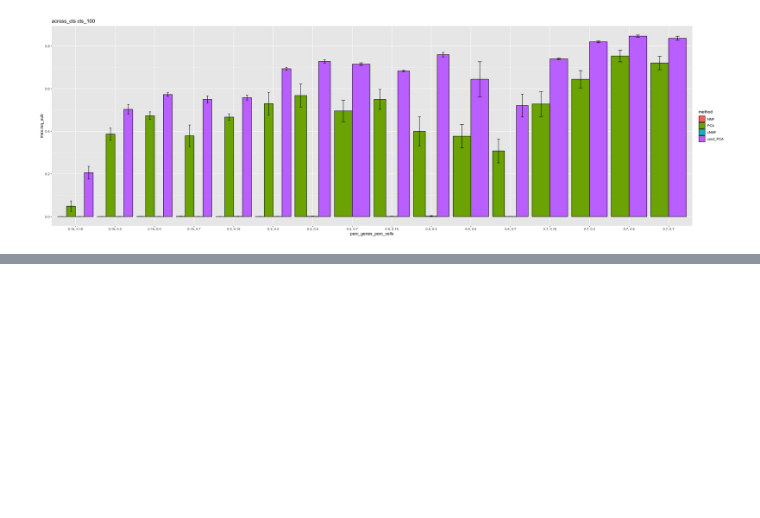
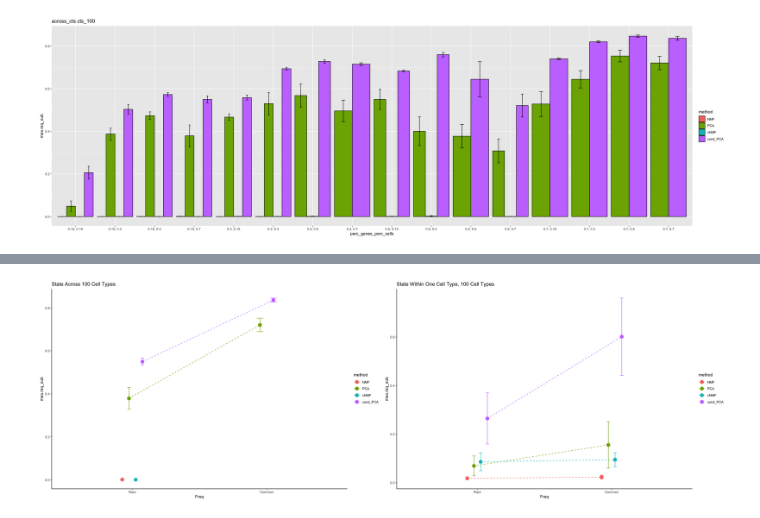
Before and after one commit to carversh/condPCA, a Jupyter notebook: ASHG/figures_for_ASHG.ipynb, the cells around one changed output, grey strips where cells are left out. Cells and saved outputs as stored; diff of their text form; code cells hidden in the pictures; blank space fills up the shorter version.

```diff
--- a/ASHG/figures_for_ASHG.ipynb
+++ b/ASHG/figures_for_ASHG.ipynb
@@ -90,0 +174,28 @@ for (num_cells_ in num_cells){
+# %%
+type = "across_cts"
+ct = "cts_100"
+
+tmp_df = all[(all$flag == ct & all$state_type == type),]
+
+tmp_df$Freq = factor(tmp_df$Freq, levels = c("Rare", "Common"))
+a = ggplot(tmp_df, aes(x=Freq, y=max.rsq_sub, group=method, color=method)) +
+  geom_line(aes(group = method), position=position_dodge(width=pd),linetype = "dashed") +
+  geom_point(size = 4, position=position_dodge(width=pd))+
+  geom_errorbar(aes(ymin=max.rsq_sub-conf_int_max.rsq_sub, ymax=max.rsq_sub+conf_int_max.rsq_sub), width=.1,
+                 position=position_dodge(pd))+theme_classic()+ ggtitle("State Across 100 Cell Types")
+
+type = "within_one_ct"
+ct = "cts_100"
+
+tmp_df = all[(all$flag == ct & all$state_type == type),]
+
+tmp_df$Freq = factor(tmp_df$Freq, levels = c("Rare", "Common"))
+b = ggplot(tmp_df, aes(x=Freq, y=max.rsq_sub, group=method, color=method)) +
+  geom_line(aes(group = method), position=position_dodge(width=pd),linetype = "dashed") +
+  geom_point(size = 4, position=position_dodge(width=pd))+
+  geom_errorbar(aes(ymin=max.rsq_sub-conf_int_max.rsq_sub, ymax=max.rsq_sub+conf_int_max.rsq_sub), width=.1,
+                 position=position_dodge(pd))+theme_classic()+ ggtitle("State Within One Cell Type, 100 Cell Types")
+
+grid.arrange(a, b, ncol=2)
+# %% [output]
+[figure, added]
```
Also changed, not shown: parts of 6 cells of this notebook, 1 other file.
